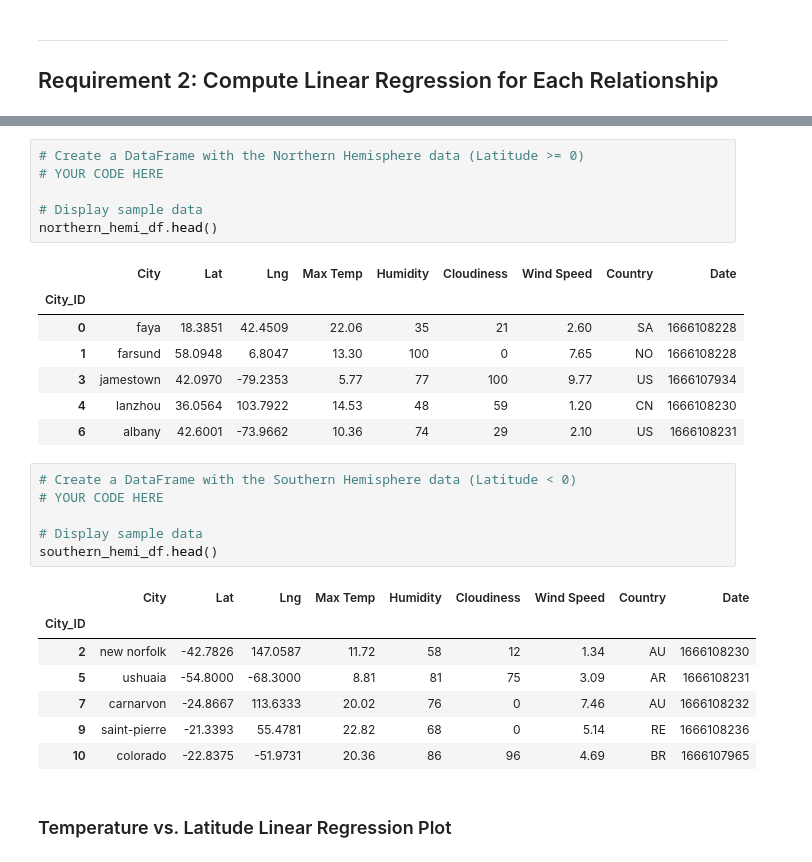
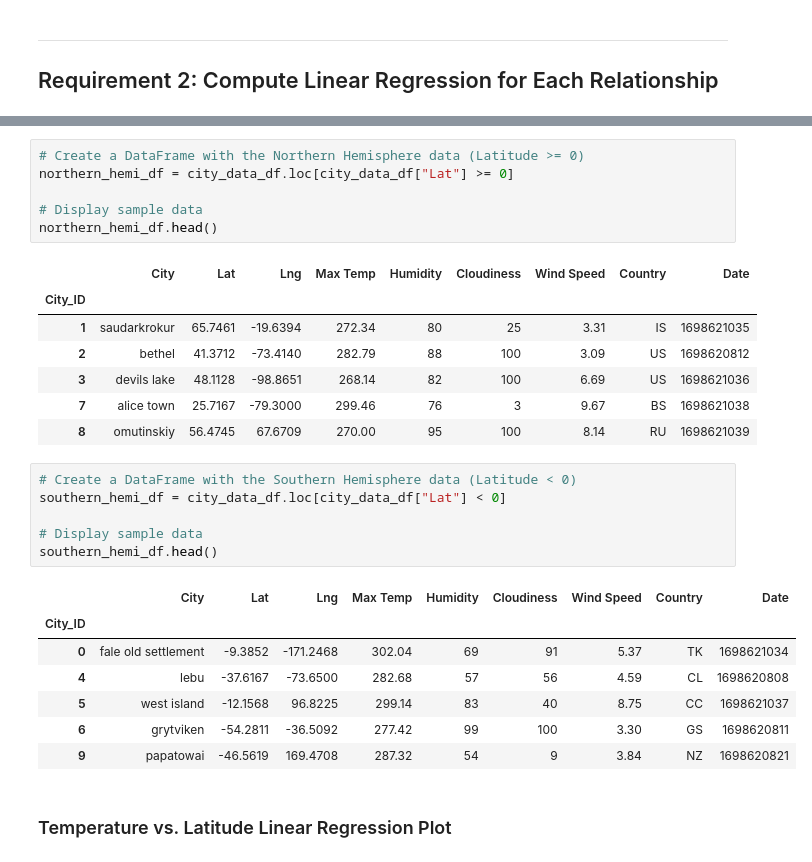
Before and after one commit to Kdata249/python-api-challenge, a Jupyter notebook: WeatherPyy/WeatherPy.ipynb, the cells around one changed output, grey strips where cells are left out. Saved outputs shown, nothing was run; the diff lists cells and outputs as text.

```diff
--- a/WeatherPyy/WeatherPy.ipynb
+++ b/WeatherPyy/WeatherPy.ipynb
@@ -266,31 +283,31 @@ plt.show()
 # %%
 # Create a DataFrame with the Northern Hemisphere data (Latitude >= 0)
-# YOUR CODE HERE
+northern_hemi_df = city_data_df.loc[city_data_df["Lat"] >= 0]
 
 # Display sample data
 northern_hemi_df.head()
 # %% [output]
 |  | City | Lat | Lng | Max Temp | Humidity | Cloudiness | Wind Speed | Country | Date |
 | City_ID |  |  |  |  |  |  |  |  |  |
-| 0 | faya | 18.3851 | 42.4509 | 22.06 | 35 | 21 | 2.60 | SA | 1666108228 |
-| 1 | farsund | 58.0948 | 6.8047 | 13.30 | 100 | 0 | 7.65 | NO | 1666108228 |
-| 3 | jamestown | 42.0970 | -79.2353 | 5.77 | 77 | 100 | 9.77 | US | 1666107934 |
-| 4 | lanzhou | 36.0564 | 103.7922 | 14.53 | 48 | 59 | 1.20 | CN | 1666108230 |
-| 6 | albany | 42.6001 | -73.9662 | 10.36 | 74 | 29 | 2.10 | US | 1666108231 |
+| 1 | saudarkrokur | 65.7461 | -19.6394 | 272.34 | 80 | 25 | 3.31 | IS | 1698621035 |
+| 2 | bethel | 41.3712 | -73.4140 | 282.79 | 88 | 100 | 3.09 | US | 1698620812 |
+| 3 | devils lake | 48.1128 | -98.8651 | 268.14 | 82 | 100 | 6.69 | US | 1698621036 |
+| 7 | alice town | 25.7167 | -79.3000 | 299.46 | 76 | 3 | 9.67 | BS | 1698621038 |
+| 8 | omutinskiy | 56.4745 | 67.6709 | 270.00 | 95 | 100 | 8.14 | RU | 1698621039 |
 # %%
 # Create a DataFrame with the Southern Hemisphere data (Latitude < 0)
-# YOUR CODE HERE
+southern_hemi_df = city_data_df.loc[city_data_df["Lat"] < 0]
 
 # Display sample data
 southern_hemi_df.head()
 # %% [output]
 |  | City | Lat | Lng | Max Temp | Humidity | Cloudiness | Wind Speed | Country | Date |
 | City_ID |  |  |  |  |  |  |  |  |  |
-| 2 | new norfolk | -42.7826 | 147.0587 | 11.72 | 58 | 12 | 1.34 | AU | 1666108230 |
-| 5 | ushuaia | -54.8000 | -68.3000 | 8.81 | 81 | 75 | 3.09 | AR | 1666108231 |
-| 7 | carnarvon | -24.8667 | 113.6333 | 20.02 | 76 | 0 | 7.46 | AU | 1666108232 |
-| 9 | saint-pierre | -21.3393 | 55.4781 | 22.82 | 68 | 0 | 5.14 | RE | 1666108236 |
-| 10 | colorado | -22.8375 | -51.9731 | 20.36 | 86 | 96 | 4.69 | BR | 1666107965 |
+| 0 | fale old settlement | -9.3852 | -171.2468 | 302.04 | 69 | 91 | 5.37 | TK | 1698621034 |
+| 4 | lebu | -37.6167 | -73.6500 | 282.68 | 57 | 56 | 4.59 | CL | 1698620808 |
+| 5 | west island | -12.1568 | 96.8225 | 299.14 | 83 | 40 | 8.75 | CC | 1698621037 |
+| 6 | grytviken | -54.2811 | -36.5092 | 277.42 | 99 | 100 | 3.30 | GS | 1698620811 |
+| 9 | papatowai | -46.5619 | 169.4708 | 287.32 | 54 | 9 | 3.84 | NZ | 1698620821 |
 # %% [markdown]
 ###  Temperature vs. Latitude Linear Regression Plot
 # %%
```
Also changed, not shown: parts of 14 cells of this notebook.
